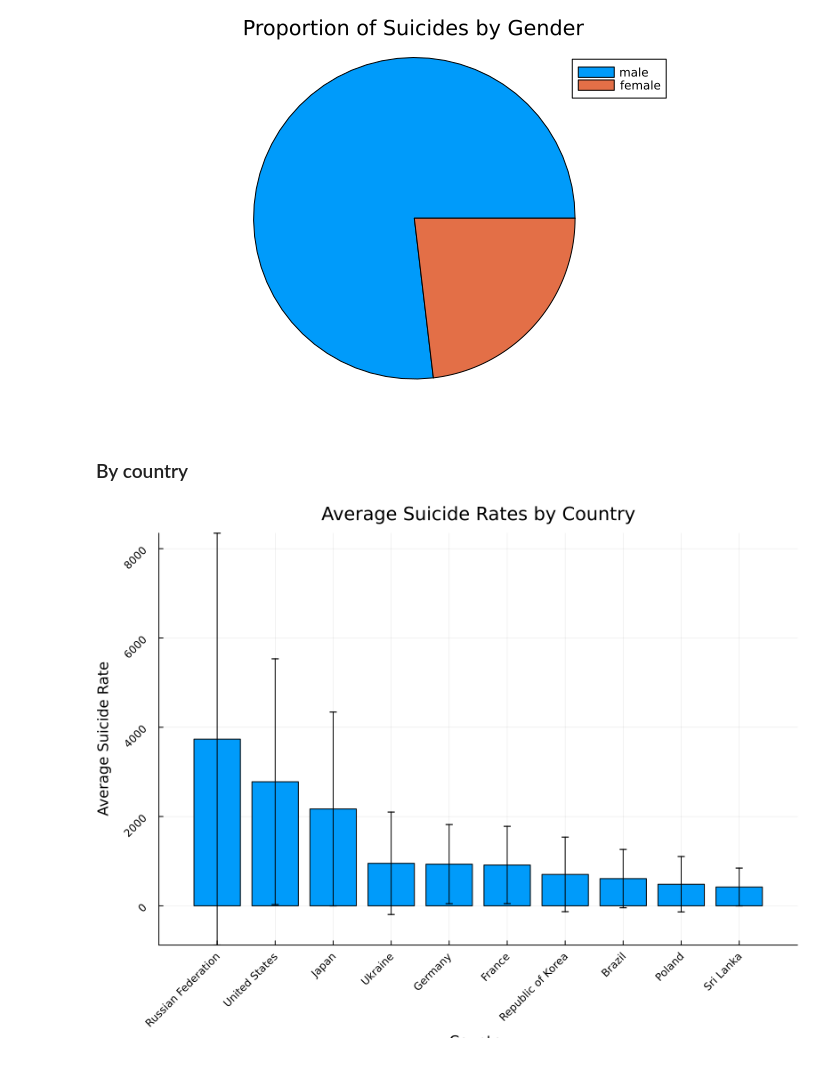
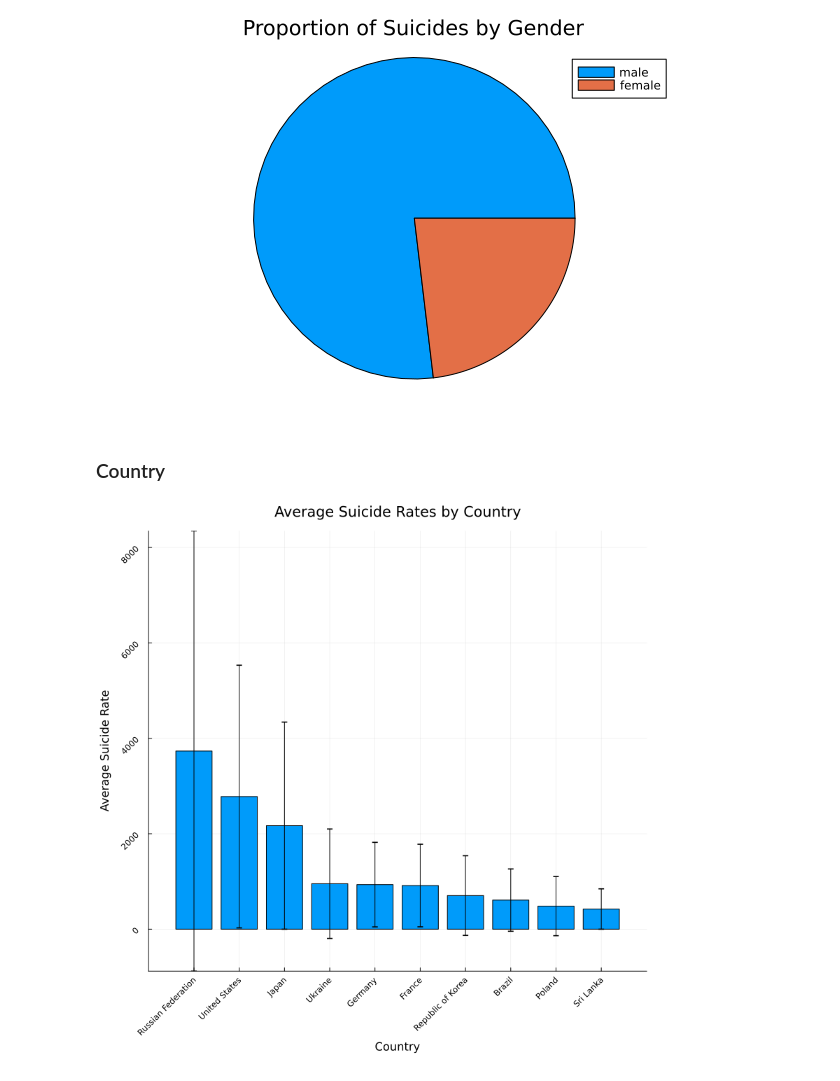
Before and after one commit to Uni-Sopron/progDS-24t-suicide, a Jupyter notebook: notebooks/suicide.ipynb, the cells around one changed output. Saved outputs shown, nothing was run; the diff lists cells and outputs as text; code cells hidden in the pictures.

Commit message:
Basic visualisation is done, some further conclusions have been drawn.

```diff
--- a/notebooks/suicide.ipynb
+++ b/notebooks/suicide.ipynb
@@ -58,27 +58,27 @@ suicides_by_gender = combine(groupby(df, :sex), :suicides_no => sum => :total_su
 pie(suicides_by_gender.sex, suicides_by_gender.total_suicides, title="Proportion of Suicides by Gender")
 # %% [output]
 [figure]
-# %% [markdown]
-### By country
+# %% [markdown]
+### Country
 # %%
 suicide_avg_by_country = combine(
     groupby(df, :country),
     :suicides_no => mean => :suicide_rate_avg,
     :suicides_no => std => :suicide_rate_std
 )
 sorted_by_suicide_avg = sort(suicide_avg_by_country, :suicide_rate_avg, rev=true)
 top10_by_suicide_avg = sorted_by_suicide_avg[1:10, :]
 
 bar(
     top10_by_suicide_avg.country,
     top10_by_suicide_avg.suicide_rate_avg,
     yerr = top10_by_suicide_avg.suicide_rate_std,
     title="Average Suicide Rates by Country",
     xlabel="Country",
     ylabel="Average Suicide Rate",
     legend=false,
     rotation=45,
-    size=(800, 600),
+    size=(800, 800),
 )
 # %% [output]
-[figure, old version]
+[figure, new version]
```
Also changed, not shown: parts of 8 cells of this notebook.
